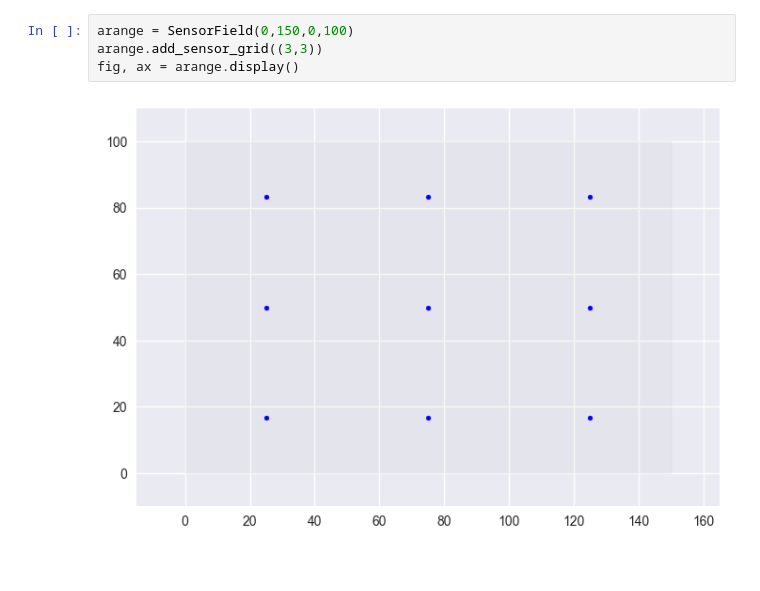
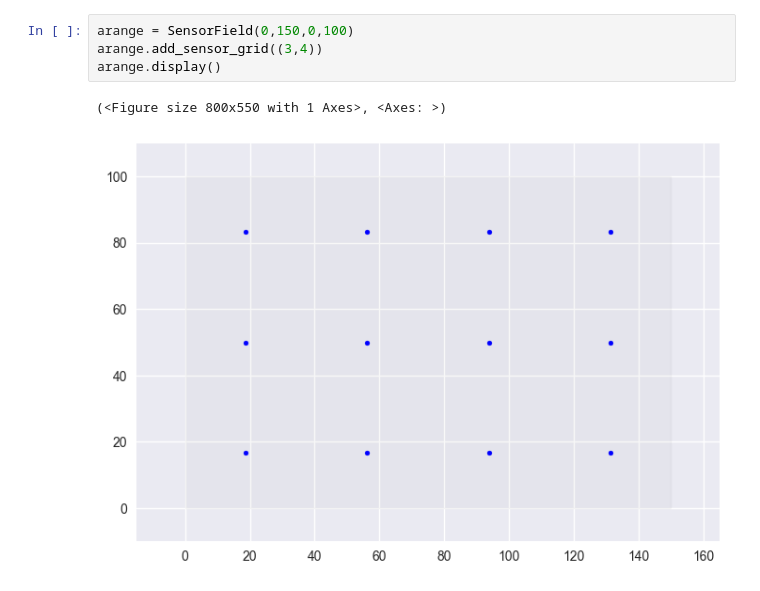
Before and after one commit to noaham/sigsen, a Jupyter notebook: examples/example.ipynb, the cells around one changed output. Cells and saved outputs as stored; diff of their text form.

```diff
--- a/examples/example.ipynb
+++ b/examples/example.ipynb
@@ -8,6 +138,7 @@ from sigsen.simulator import SensorField
 # %%
 arange = SensorField(0,150,0,100)
-arange.add_sensor_grid((3,3))
-fig, ax = arange.display()
+arange.add_sensor_grid((3,4))
+arange.display()
 # %% [output]
+(<Figure size 800x550 with 1 Axes>, <Axes: >)
-[figure, old version]
+[figure, new version]
```
Also changed, not shown: parts of 25 cells of this notebook, 1 other file.
